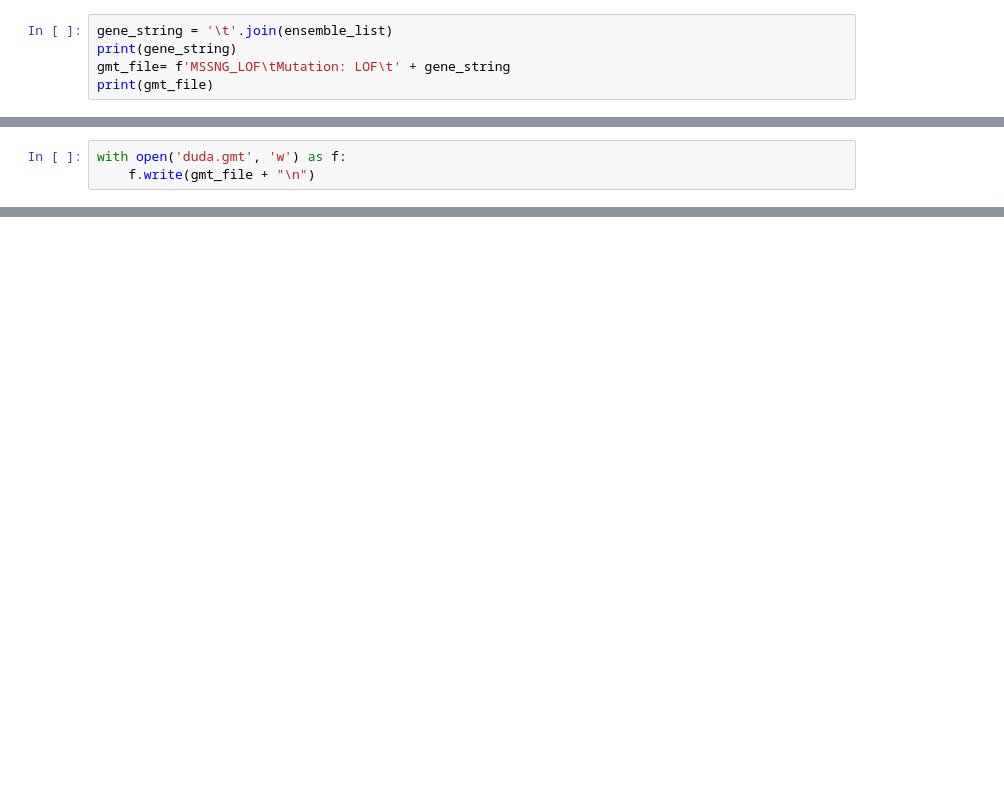
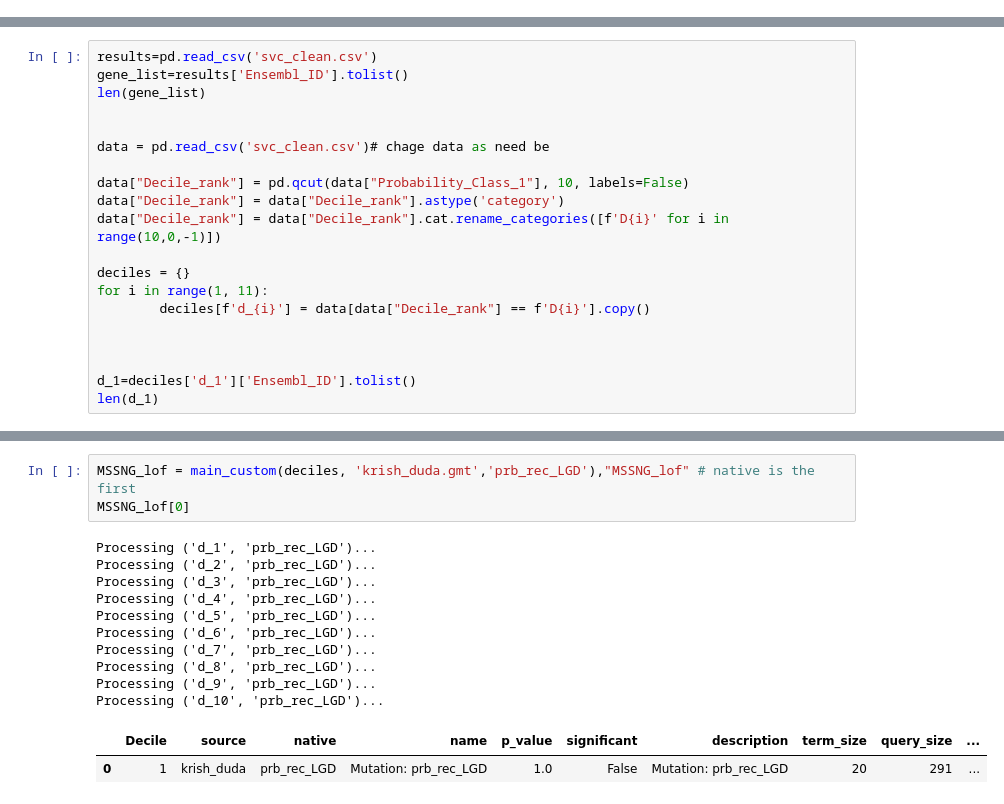
Before and after one commit to a59490/Tese_ASD_Gene_Pred, a Jupyter notebook: 8_mutations/Krish_Duda/duda.ipynb, the cells around one changed output, grey strips where cells are left out. Cells and saved outputs as stored; diff of their text form; blank space fills up the shorter version.

```diff
--- a/8_mutations/Krish_Duda/duda.ipynb
+++ b/8_mutations/Krish_Duda/duda.ipynb
@@ -38,5 +42,0 @@ gp_convert_df
-# %%
-gene_string = '\t'.join(ensemble_list)
-print(gene_string)
-gmt_file= f'MSSNG_LOF\tMutation: LOF\t' + gene_string
-print(gmt_file)
@@ -46,3 +42,0 @@ MSSNG_LOF       Mutation: LOF   ENSG00000119121 ENSG00000134532 ENSG00000183323
-# %%
-with open('duda.gmt', 'w') as f:
-    f.write(gmt_file + "\n")
@@ -48,0 +52,20 @@ with open('duda.gmt', 'w') as f:
+# %%
+results=pd.read_csv('svc_clean.csv')
+gene_list=results['Ensembl_ID'].tolist()
+len(gene_list)
+
+
+data = pd.read_csv('svc_clean.csv')# chage data as need be
+
+data["Decile_rank"] = pd.qcut(data["Probability_Class_1"], 10, labels=False)
+data["Decile_rank"] = data["Decile_rank"].astype('category')
+data["Decile_rank"] = data["Decile_rank"].cat.rename_categories([f'D{i}' for i in range(10,0,-1)])
+
+deciles = {}
+for i in range(1, 11):
+        deciles[f'd_{i}'] = data[data["Decile_rank"] == f'D{i}'].copy()
+
+
+
+d_1=deciles['d_1']['Ensembl_ID'].tolist()
+len(d_1)
@@ -48,0 +121,16 @@ with open('duda.gmt', 'w') as f:
+# %%
+MSSNG_lof = main_custom(deciles, 'krish_duda.gmt','prb_rec_LGD'),"MSSNG_lof" # native is the first
+MSSNG_lof[0]
+# %% [output]
+Processing ('d_1', 'prb_rec_LGD')...
+Processing ('d_2', 'prb_rec_LGD')...
+Processing ('d_3', 'prb_rec_LGD')...
+Processing ('d_4', 'prb_rec_LGD')...
+Processing ('d_5', 'prb_rec_LGD')...
+Processing ('d_6', 'prb_rec_LGD')...
+Processing ('d_7', 'prb_rec_LGD')...
+Processing ('d_8', 'prb_rec_LGD')...
+Processing ('d_9', 'prb_rec_LGD')...
+Processing ('d_10', 'prb_rec_LGD')...
+|  | Decile | source | native | name | p_value | significant | description | term_size | query_size | ... |
+| 0 | 1 | krish_duda | prb_rec_LGD | Mutation: prb_rec_LGD | 1.0 | False | Mutation: prb_rec_LGD | 20 | 291 | ... |
```
Also changed, not shown: parts of 8 cells of this notebook, 38 other files.
